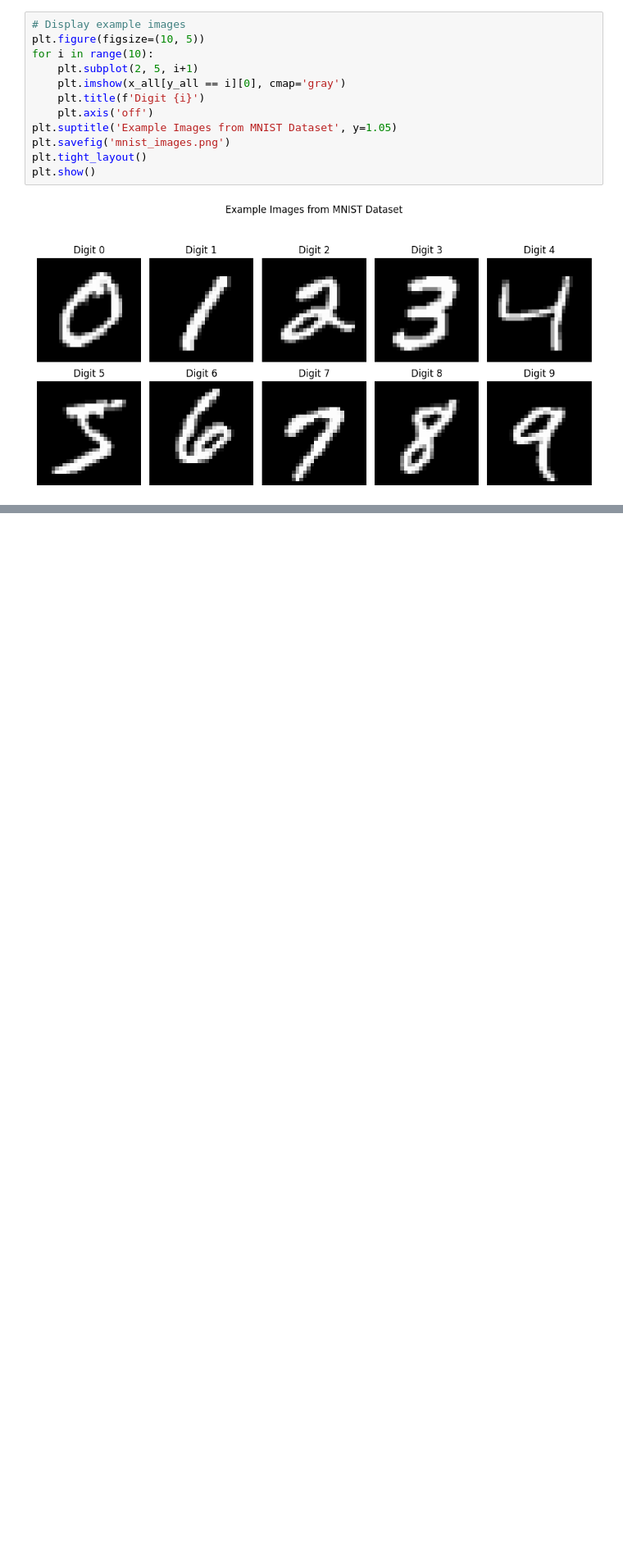
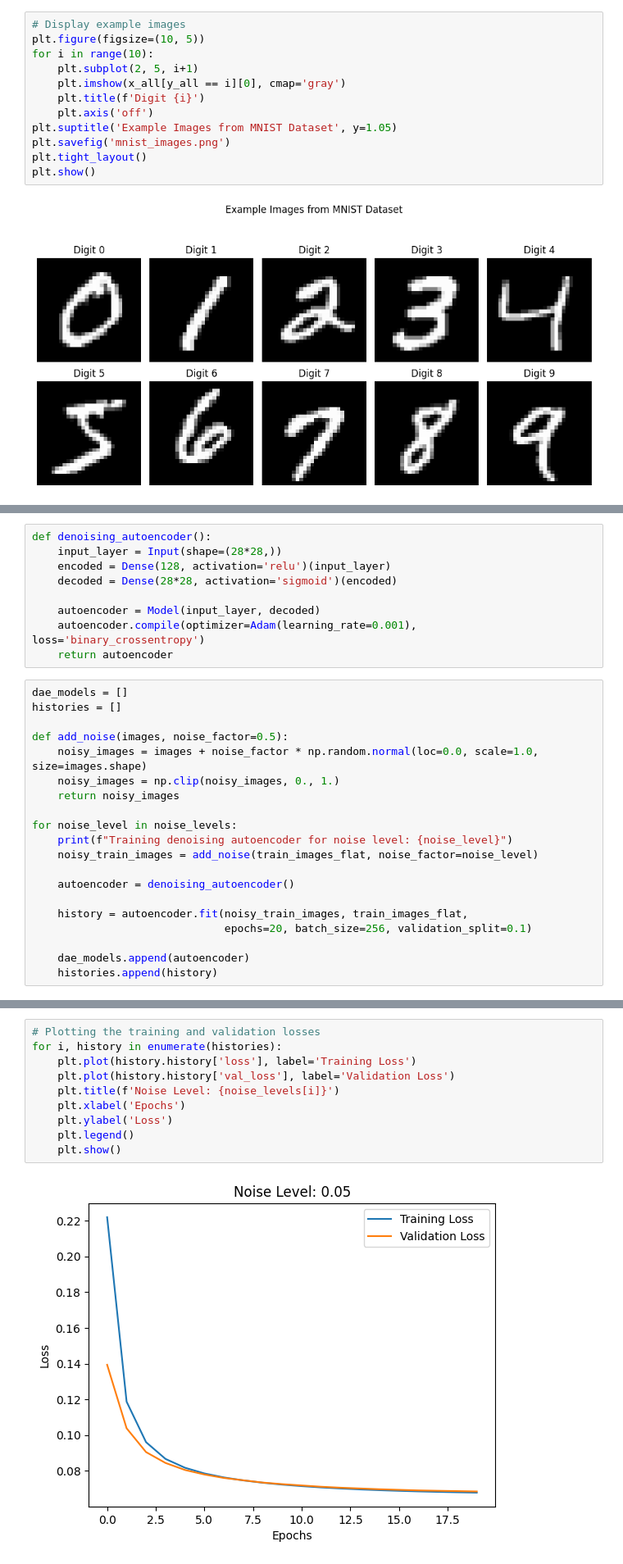
Before and after one commit to csci595-research-lit-spring-2024/595-class-project-spring-2024-bharathmp09, a Jupyter notebook: notebooks/research_project.ipynb, the cells around one changed output, grey strips where cells are left out. Shown: that part at 82% size. Drawn from its saved outputs; the diff is of its cells as text; blank space fills up the shorter version.

```diff
--- a/notebooks/research_project.ipynb
+++ b/notebooks/research_project.ipynb
@@ -199,0 +221,29 @@ Epoch 2/5
+# %%
+def denoising_autoencoder():
+    input_layer = Input(shape=(28*28,))
+    encoded = Dense(128, activation='relu')(input_layer)
+    decoded = Dense(28*28, activation='sigmoid')(encoded)
+
+    autoencoder = Model(input_layer, decoded)
+    autoencoder.compile(optimizer=Adam(learning_rate=0.001), loss='binary_crossentropy')
+    return autoencoder
+# %%
+dae_models = []
+histories = []
+
+def add_noise(images, noise_factor=0.5):
+    noisy_images = images + noise_factor * np.random.normal(loc=0.0, scale=1.0, size=images.shape)
+    noisy_images = np.clip(noisy_images, 0., 1.)
+    return noisy_images
+
+for noise_level in noise_levels:
+    print(f"Training denoising autoencoder for noise level: {noise_level}")
+    noisy_train_images = add_noise(train_images_flat, noise_factor=noise_level)
+
+    autoencoder = denoising_autoencoder()
+
+    history = autoencoder.fit(noisy_train_images, train_images_flat,
+                              epochs=20, batch_size=256, validation_split=0.1)
+
+    dae_models.append(autoencoder)
+    histories.append(history)
@@ -199,0 +268,12 @@ Epoch 2/5
+# %%
+# Plotting the training and validation losses
+for i, history in enumerate(histories):
+    plt.plot(history.history['loss'], label='Training Loss')
+    plt.plot(history.history['val_loss'], label='Validation Loss')
+    plt.title(f'Noise Level: {noise_levels[i]}')
+    plt.xlabel('Epochs')
+    plt.ylabel('Loss')
+    plt.legend()
+    plt.show()
+# %% [output]
+[figure, added]
```
Also changed, not shown: parts of 25 cells of this notebook.
